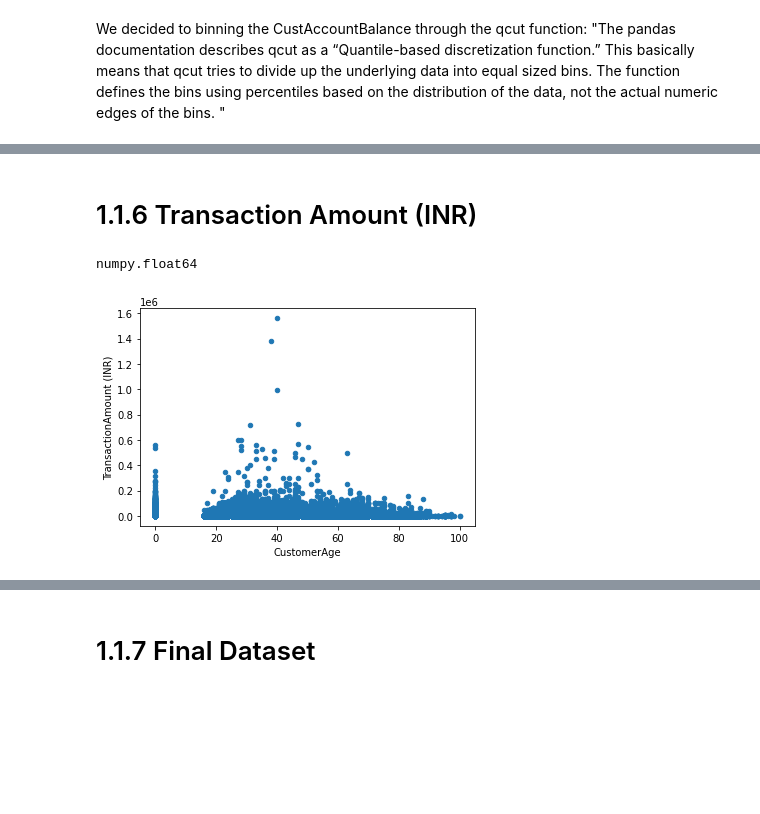
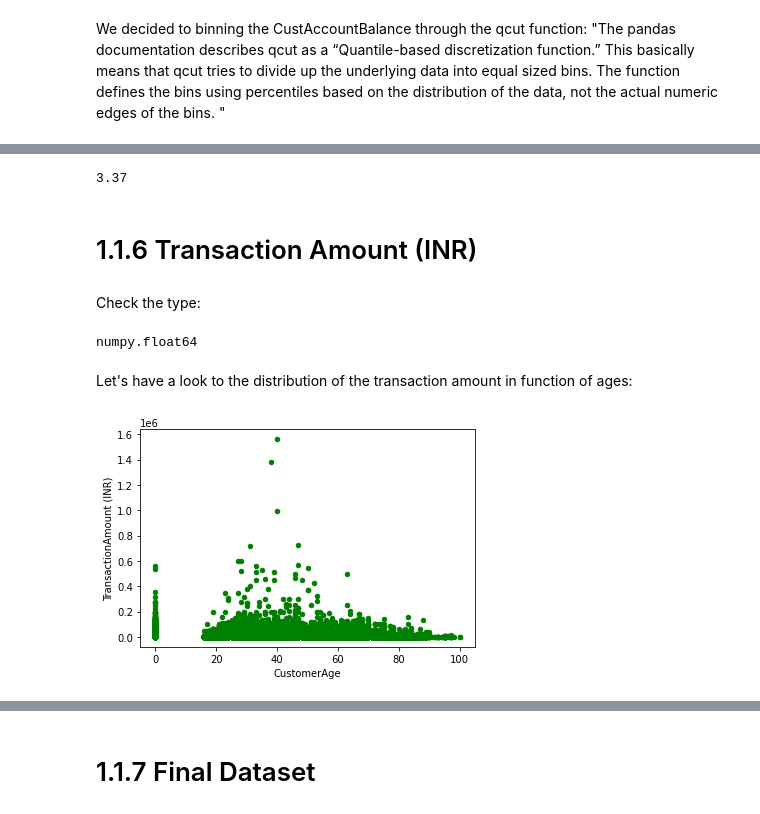
Before and after one commit to Gianlufrez/ADM_HW4, a Jupyter notebook: Last_update_part_1.ipynb, the cells around one changed output, grey strips where cells are left out. Cells and saved outputs as stored; diff of their text form; code cells hidden in the pictures; blank space fills up the shorter version.

```diff
--- a/Last_update_part_1.ipynb
+++ b/Last_update_part_1.ipynb
@@ -376,0 +371,2 @@ del df['CustomerID'], df['CustomerDOB']
+# %%
+df = df.groupby('New_ID').agg({'New_ID': 'first', 'CustGender': 'first', 'CustomerAge' : 'first', 'CustomerClassAge': 'first', 'TransactionAmount (INR)': 'mean', 'CustAccountBalance': 'mean'})
@@ -376,0 +379,2 @@ del df['CustomerID'], df['CustomerDOB']
+# %%
+df = df.reset_index(drop = True)
@@ -420,7 +449,9 @@ We decide to label people with 10 classes of richness, from 1 to 10. We choose t
 # %%
-bin_labels = ['richness_1', 'richness_2', 'richness_3', 'richness_4', 'richness_5', 'richness_6', 'richness_7', 'richness_8', 'richness_9', 'richness_10']
+bin_labels = ['richness_0', 'richness_1', 'richness_2', 'richness_3', 'richness_4', 'richness_5', 'richness_6', 'richness_7', 'richness_8', 'richness_9', 'richness_10']
 # %%
-df['Richness'] = pd.qcut(df['CustAccountBalance'], q = [0, .1, .2, .3, .4, .5, .6, .7, .8, .9, 1], labels = bin_labels)
+#Use qcut to put into the right bin each value of bank amount.
+
+df['Richness'] = pd.qcut(df['CustAccountBalance'], q = [0,0.01, .1, .2, .3, .4, .5, .6, .7, .8, .9, 1], labels = bin_labels)
 # %%
 df.sort_values(by = 'CustAccountBalance', ascending = True)
 # %% [output]
@@ -440,17 +471,25 @@ df.sort_values(by = 'CustAccountBalance', ascending = True)
+# %%
+sorted(df[df['Richness'] == 'richness_0']['CustAccountBalance'], reverse = True)[1]
+# %% [output]
+3.37
 # %%
 del df['CustAccountBalance']
 # %% [markdown]
 # 1.1.6 Transaction Amount (INR)
+# %% [markdown]
+Check the type:
 # %%
 type(df['TransactionAmount (INR)'][0])
 # %% [output]
 numpy.float64
+# %% [markdown]
+Let's have a look to the distribution of the transaction amount in function of ages:
 # %%
-df[['TransactionAmount (INR)', 'CustomerAge']].plot(kind = 'scatter', x= 'CustomerAge', y = 'TransactionAmount (INR)')
+df[['TransactionAmount (INR)', 'CustomerAge']].plot(kind = 'scatter', x= 'CustomerAge', y = 'TransactionAmount (INR)', c = 'green')
 
 plt.show()
 # %% [output]
-[figure, old version]
+[figure, new version]
 # %%
 df['TransactionAmount (INR)'].describe()
 # %% [output]
```
Also changed, not shown: parts of 51 cells of this notebook, 2 other files.
